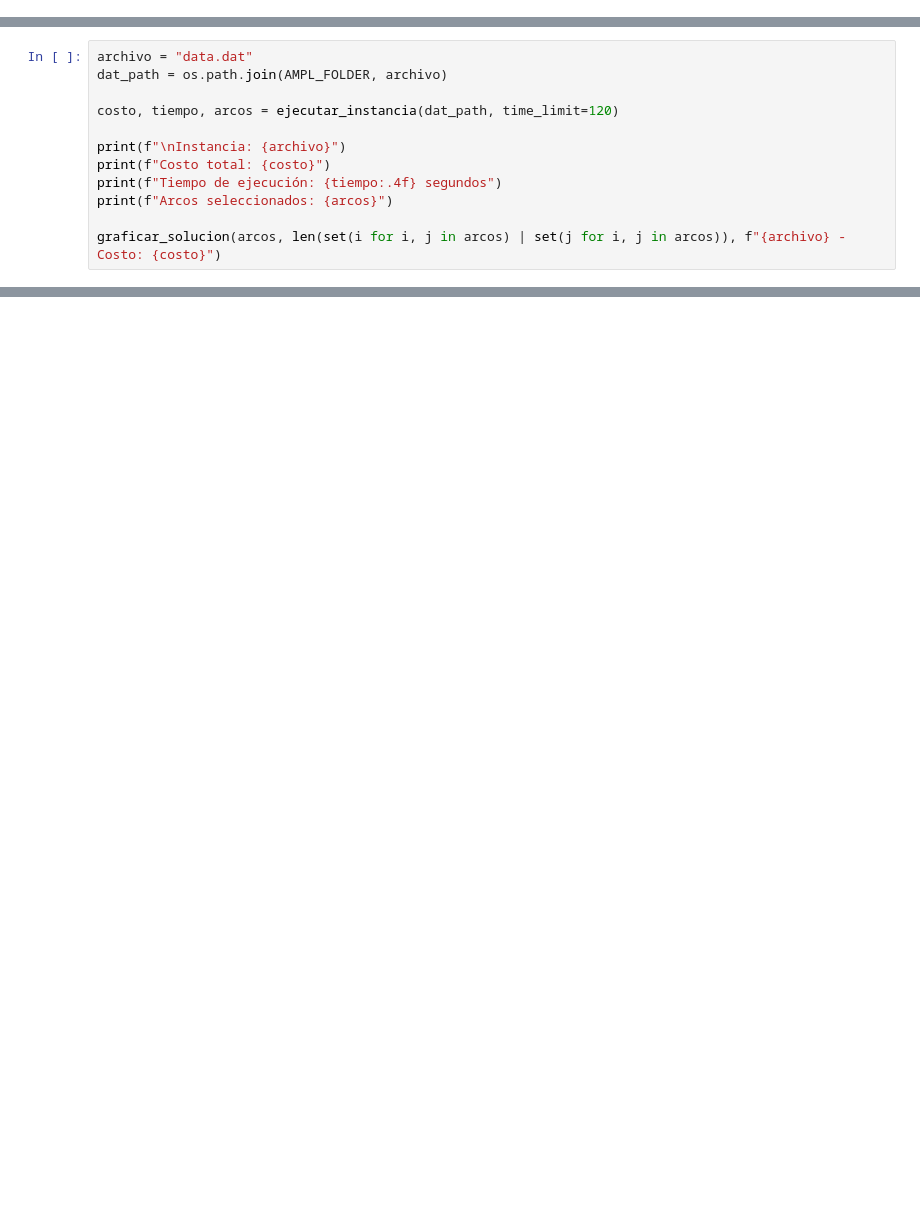
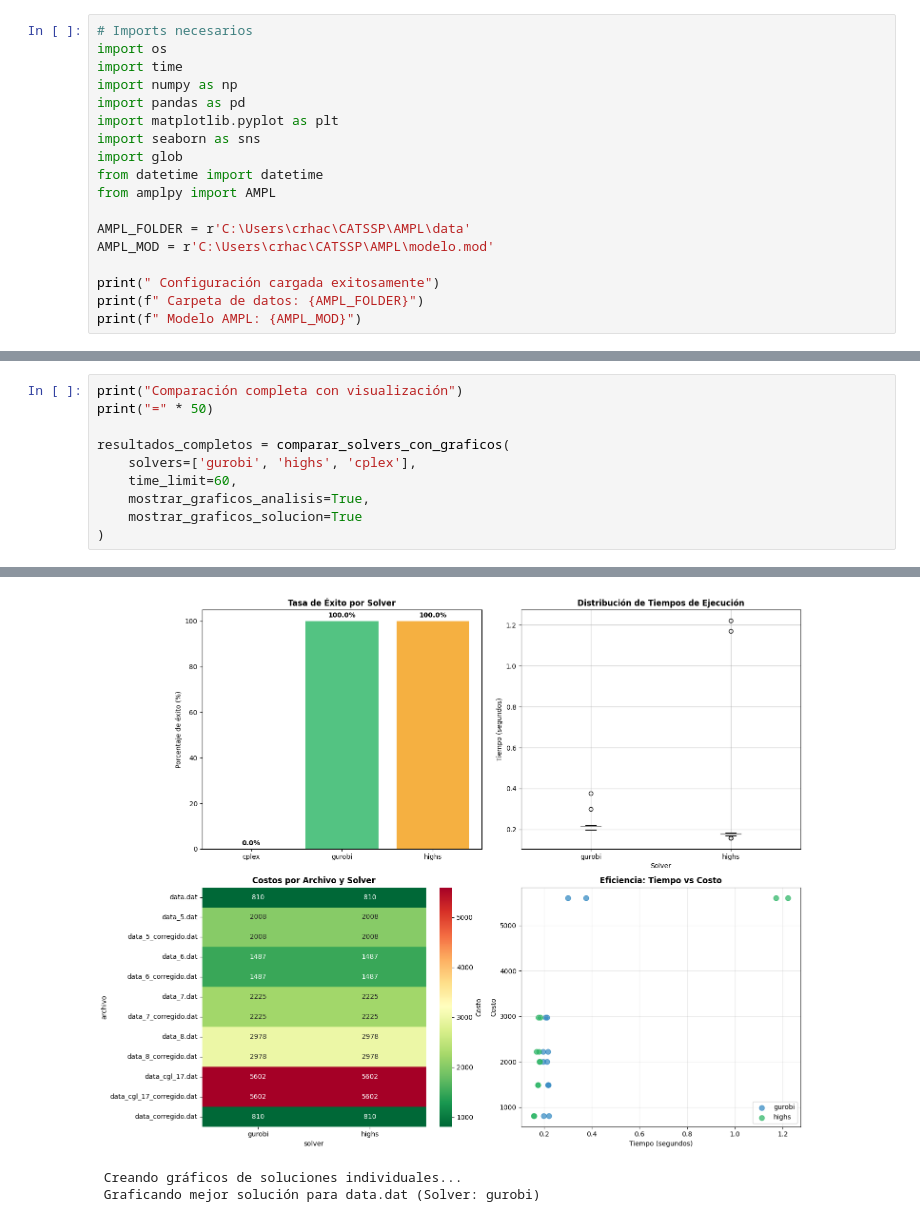
Before and after one commit to s7n5c4n/CATSSP, a Jupyter notebook: AMPL/main.ipynb, the cells around one changed output, grey strips where cells are left out. Drawn from its saved outputs; the diff is of its cells as text; blank space fills up the shorter version.

```diff
--- a/AMPL/main.ipynb
+++ b/AMPL/main.ipynb
@@ -9,0 +1,18 @@ AMPL_MOD = r'C:\Users\crhac\Desktop\CATTSSP\AMPL\modelo.mod'
+# %%
+# Imports necesarios
+import os
+import time
+import numpy as np
+import pandas as pd
+import matplotlib.pyplot as plt
+import seaborn as sns
+import glob
+from datetime import datetime
+from amplpy import AMPL
+
+AMPL_FOLDER = r'C:\Users\crhac\CATSSP\AMPL\data'
+AMPL_MOD = r'C:\Users\crhac\CATSSP\AMPL\modelo.mod'
+
+print(" Configuración cargada exitosamente")
+print(f" Carpeta de datos: {AMPL_FOLDER}")
+print(f" Modelo AMPL: {AMPL_MOD}")
@@ -46,12 +151,0 @@ def graficar_solucion(arcos, dimension, titulo):
-# %%
-archivo = "data.dat"
-dat_path = os.path.join(AMPL_FOLDER, archivo)
-
-costo, tiempo, arcos = ejecutar_instancia(dat_path, time_limit=120)
-
-print(f"\nInstancia: {archivo}")
-print(f"Costo total: {costo}")
-print(f"Tiempo de ejecución: {tiempo:.4f} segundos")
-print(f"Arcos seleccionados: {arcos}")
-
-graficar_solucion(arcos, len(set(i for i, j in arcos) | set(j for i, j in arcos)), f"{archivo} - Costo: {costo}")
@@ -57,0 +563,11 @@ graficar_solucion(arcos, len(set(i for i, j in arcos) | set(j for i, j in arcos)
+# %%
+print("Comparación completa con visualización")
+print("=" * 50)
+
+resultados_completos = comparar_solvers_con_graficos(
+    solvers=['gurobi', 'highs', 'cplex'],
+    time_limit=60,
+    mostrar_graficos_analisis=True,
+    mostrar_graficos_solucion=True
+)
+# %% [output]
@@ -57,0 +625,3 @@ graficar_solucion(arcos, len(set(i for i, j in arcos) | set(j for i, j in arcos)
+[figure, added]
+ Creando gráficos de soluciones individuales...
+ Graficando mejor solución para data.dat (Solver: gurobi)
```
Also changed, not shown: parts of 12 cells of this notebook, 17 other files.
